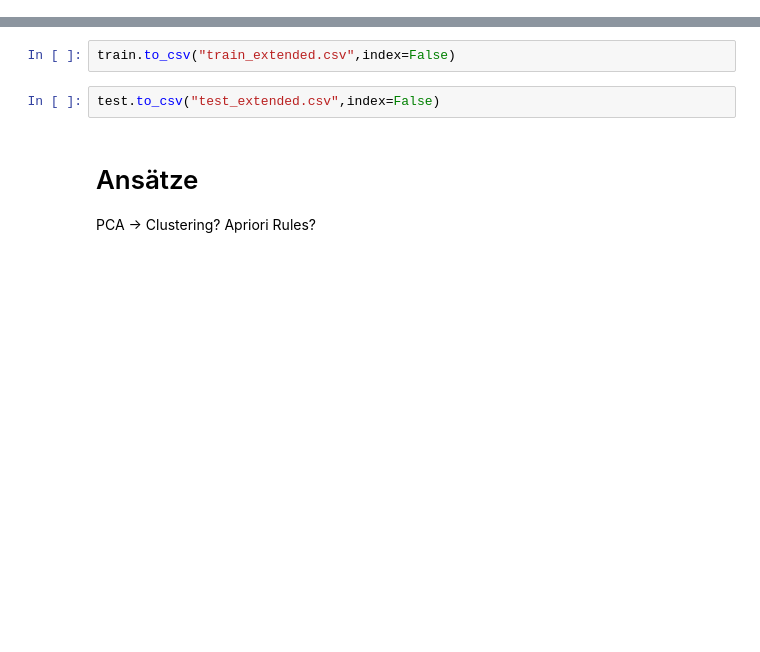
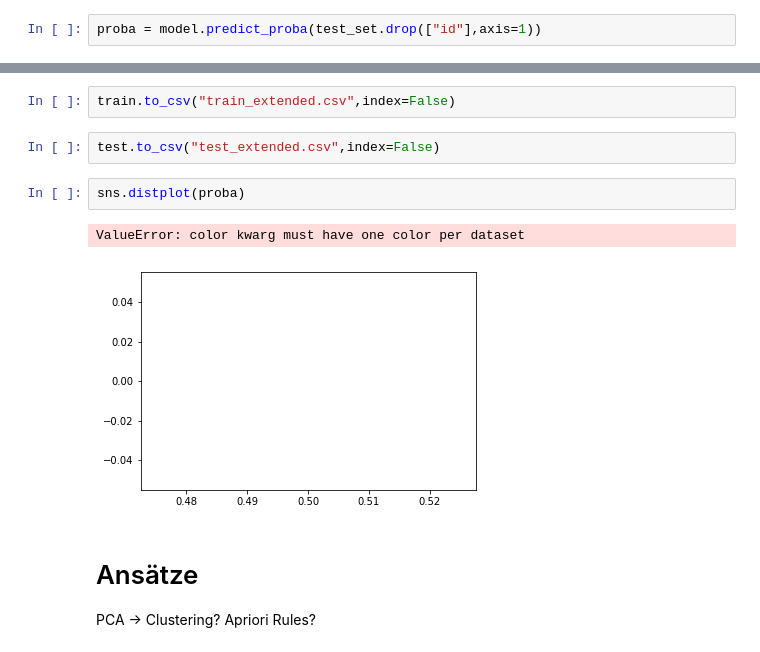
Before and after one commit to Sitorias/AdPrediction, a Jupyter notebook: Task 3 - Ad Prediction - Leo.ipynb, the cells around one changed output, grey strips where cells are left out. Drawn from its saved outputs; the diff is of its cells as text; blank space fills up the shorter version.

```diff
--- a/Task 3 - Ad Prediction - Leo.ipynb
+++ b/Task 3 - Ad Prediction - Leo.ipynb
@@ -615,0 +624,2 @@ pred = model.predict(test_set.drop(["id"],axis=1))
+# %%
+proba = model.predict_proba(test_set.drop(["id"],axis=1))
@@ -643,6 +699,11 @@ Name: clk, dtype: int64
 train.to_csv("train_extended.csv",index=False)
 # %%
 test.to_csv("test_extended.csv",index=False)
+# %%
+sns.distplot(proba)
+# %% [output]
+ValueError: color kwarg must have one color per dataset
+[figure, added]
 # %% [markdown]
 # Ansätze
 
```
Also changed, not shown: parts of 17 cells of this notebook.
